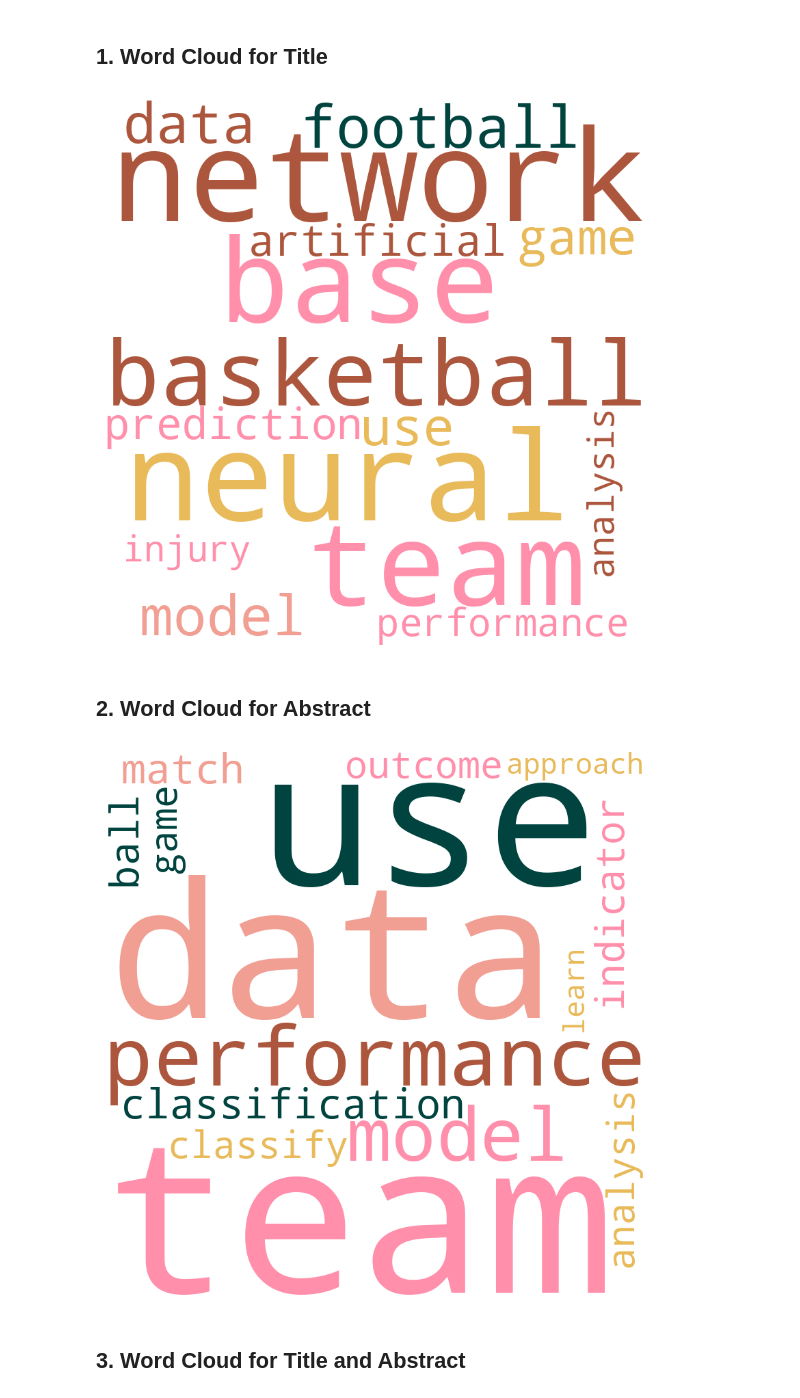
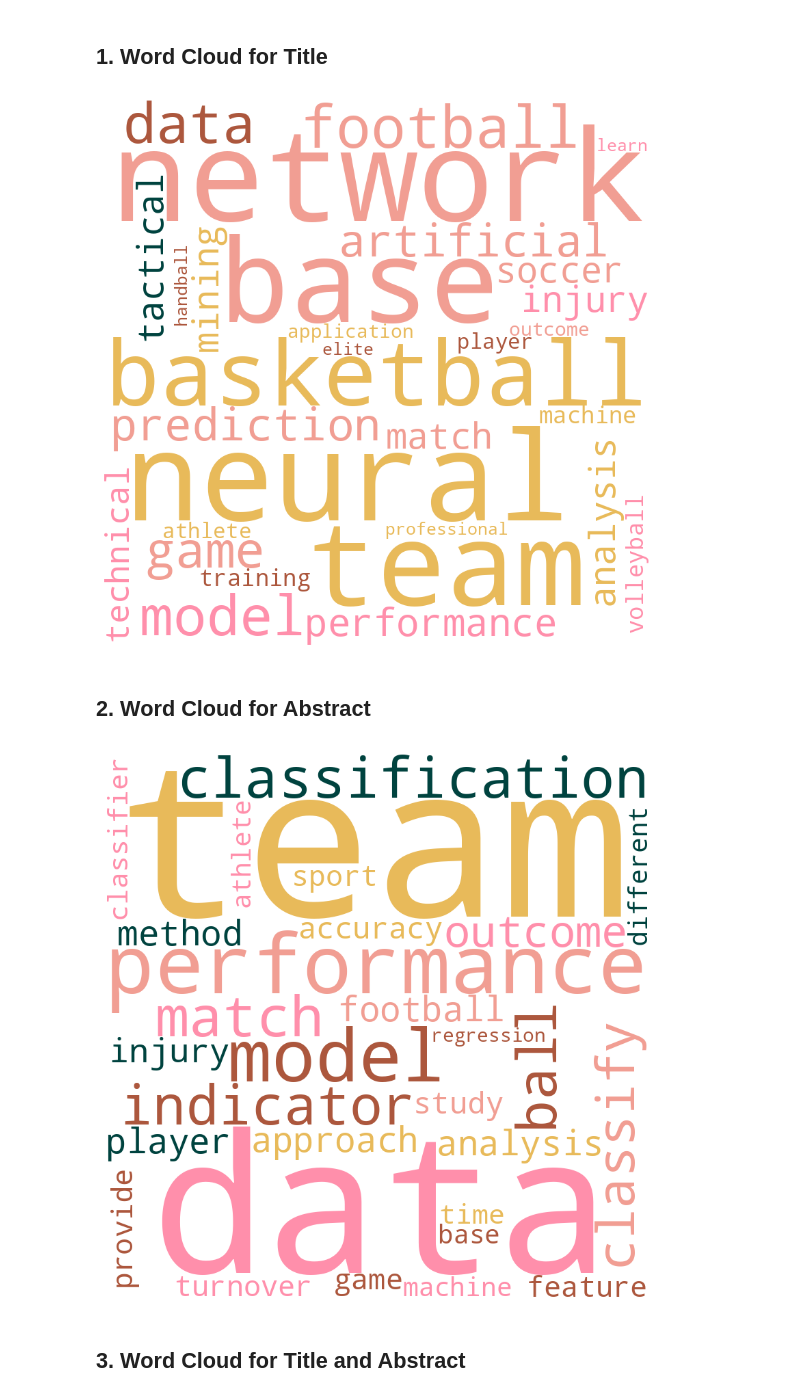
Before and after one commit to Matt17BR/ml4ds2324_topic_modeling, a Jupyter notebook: scripts/word_clouds.ipynb, the cells around one changed output. Drawn from its saved outputs; the diff is of its cells as text; code cells hidden in the pictures.

Commit message:
Improved word clouds code & results

```diff
--- a/scripts/word_clouds.ipynb
+++ b/scripts/word_clouds.ipynb
@@ -13,34 +13,19 @@ import matplotlib.pyplot as plt
 import random
 
 #Provided list of words with frequencies after lemmatization (from topic_modeling.ipynb)
-word_freqs = {
-    'network': 18,
-    'neural': 17,
-    'base': 15,
-    'team': 15,
-    'basketball': 12,
-    'football': 11,
-    'model': 10,
-    'data': 10,
-    'use': 9,
-    'game': 8,
-    'prediction': 8,
-    'artificial': 8,
-    'performance': 8,
-    'injury': 7,
-    'analysis': 7
-}
+word_freqs_T = dict((x, y) for x, y in words_lemm_T)
 
 #Custom color function for varying shades of pink
 def pink_color_func(word, font_size, position, orientation, **kwargs):
     colors = ['#AC573D', '#F19E93', '#E8BA5A', '#FF8FAB', '#00433F']
     return random.choice(colors)
 
+def custom_wordcloud():
+    return WordCloud(width=800, height=800, background_color='white',
+                     color_func=pink_color_func, random_state=123)
+
 #Create a word cloud with varying shades of pink
-wordcloud_T = WordCloud(width=800, height=800,
-                      background_color='white',
-                      color_func=pink_color_func,
-                      random_state=123).generate_from_frequencies(word_freqs)
+wordcloud_T = custom_wordcloud().generate_from_frequencies(word_freqs_T)
 
 # Export the image
 wordcloud_T.to_file(os.path.join('..','figures','wordcloud_T.png'))
@@ -52,42 +37,24 @@ plt.axis("off")
 plt.tight_layout(pad=0)
 plt.show()
 # %% [output]
-[figure, old version]
+[figure, new version]
 # %% [markdown]
 ## 2. Word Cloud for Abstract
 # %%
-word_freqs_A = {
-    'team': 35,
-    'data': 27,
-    'use': 27,
-    'performance': 26,
-    'model': 21,
-    'classification': 19,
-    'match': 19,
-    'ball': 18,
-    'indicator': 18,
-    'classify': 16,
-    'analysis': 16,
-    'game': 16,
-    'outcome': 16,
-    'approach': 15,
-    'learn': 15
-}
-wordcloud_A = WordCloud(width=800, height=800,
-                      background_color='white',
-                      color_func=pink_color_func,
-                      random_state=123).generate_from_frequencies(word_freqs_A)
+word_freqs_A = dict((x, y) for x, y in words_lemm_A)
+
+wordcloud_A = custom_wordcloud().generate_from_frequencies(word_freqs_A)
 
 wordcloud_A.to_file(os.path.join('..','figures','wordcloud_A.png'))
 
 #Display the word cloud using matplotlib
 plt.figure(figsize=(8, 8), facecolor=None)
 plt.imshow(wordcloud_A, interpolation="bilinear")
 plt.axis("off")
 plt.tight_layout(pad=0)
 plt.show()
 # %% [output]
-[figure, old version]
+[figure, new version]
 # %% [markdown]
 ## 3. Word Cloud for Title and Abstract
 # %%
```
Also changed, not shown: parts of 3 cells of this notebook, 6 other files.
